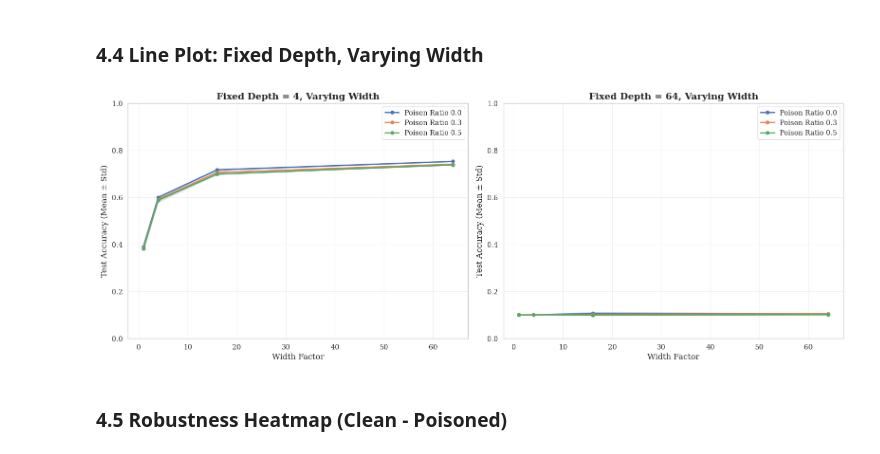
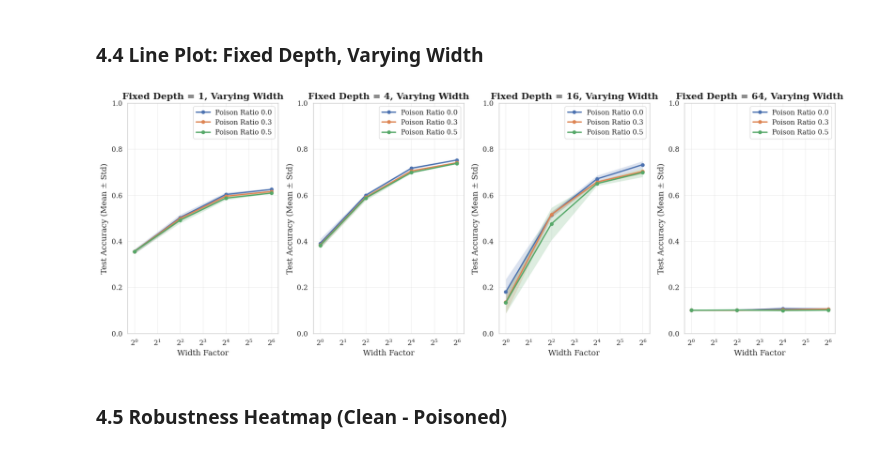
Before and after one commit to VitavatV/poisoning_attack_analysis, a Jupyter notebook: analysis_exp0_cifar10.ipynb, the cells around one changed output. Saved outputs shown, nothing was run; the diff lists cells and outputs as text; code cells hidden in the pictures.

```diff
--- a/analysis_exp0_cifar10.ipynb
+++ b/analysis_exp0_cifar10.ipynb
@@ -216,55 +197,36 @@ plt.show()
 ### 4.4 Line Plot: Fixed Depth, Varying Width
 # %%
 # Plot for different poison ratios
-fig, axes = plt.subplots(1, 2, figsize=(16, 6))
+fig, axes = plt.subplots(1, 4, figsize=(16, 6))
 
-# Fixed depth = 4
-depth_4_data = df[df['depth'] == 4]
-for pr in sorted(depth_4_data['poison_ratio'].unique()):
-    subset = depth_4_data[depth_4_data['poison_ratio'] == pr]
-    subset_sorted = subset.sort_values('width_factor')
-    axes[0].plot(subset_sorted['width_factor'], subset_sorted['mean_test_acc'],
-                 marker='o', label=f'Poison Ratio {pr}', linewidth=2)
-    axes[0].fill_between(
-        subset_sorted['width_factor'],
-        subset_sorted['mean_test_acc'] - subset_sorted['std_test_acc'],
-        subset_sorted['mean_test_acc'] + subset_sorted['std_test_acc'],
-        alpha=0.2
-    )
+for idx_axes, depth in enumerate([1, 4, 16, 64]):
+    depth_data = df[df['depth'] == depth]
+    for pr in sorted(depth_data['poison_ratio'].unique()):
+        subset = depth_data[depth_data['poison_ratio'] == pr]
+        subset_sorted = subset.sort_values('width_factor')
+        axes[idx_axes].plot(subset_sorted['width_factor'], subset_sorted['mean_test_acc'],
+                    marker='o', label=f'Poison Ratio {pr}', linewidth=2)
+        axes[idx_axes].fill_between(
+            subset_sorted['width_factor'],
+            subset_sorted['mean_test_acc'] - subset_sorted['std_test_acc'],
+            subset_sorted['mean_test_acc'] + subset_sorted['std_test_acc'],
+            alpha=0.2
+        )
 
-axes[0].set_xlabel('Width Factor', fontsize=12)
-axes[0].set_ylabel('Test Accuracy (Mean ± Std)', fontsize=12)
-axes[0].set_ylim(0, 1)
-axes[0].set_title('Fixed Depth = 4, Varying Width', fontsize=14, weight='bold')
-axes[0].legend()
-axes[0].grid(True, alpha=0.3)
-
-# Fixed depth = 64
-depth_64_data = df[df['depth'] == 64]
-for pr in sorted(depth_64_data['poison_ratio'].unique()):
-    subset = depth_64_data[depth_64_data['poison_ratio'] == pr]
-    subset_sorted = subset.sort_values('width_factor')
-    axes[1].plot(subset_sorted['width_factor'], subset_sorted['mean_test_acc'],
-                 marker='o', label=f'Poison Ratio {pr}', linewidth=2)
-    axes[1].fill_between(
-        subset_sorted['width_factor'],
-        subset_sorted['mean_test_acc'] - subset_sorted['std_test_acc'],
-        subset_sorted['mean_test_acc'] + subset_sorted['std_test_acc'],
-        alpha=0.2
-    )
-
-axes[1].set_xlabel('Width Factor', fontsize=12)
-axes[1].set_ylabel('Test Accuracy (Mean ± Std)', fontsize=12)
-axes[1].set_ylim(0, 1)
-axes[1].set_title('Fixed Depth = 64, Varying Width', fontsize=14, weight='bold')
-axes[1].legend()
-axes[1].grid(True, alpha=0.3)
+    axes[idx_axes].set_xlabel('Width Factor', fontsize=12)
+    # x axes log scale
+    axes[idx_axes].set_xscale('log', base=2)
+    axes[idx_axes].set_ylabel('Test Accuracy (Mean ± Std)', fontsize=12)
+    axes[idx_axes].set_ylim(0, 1)
+    axes[idx_axes].set_title(f'Fixed Depth = {depth}, Varying Width', fontsize=14, weight='bold')
+    axes[idx_axes].legend()
+    axes[idx_axes].grid(True, alpha=0.3)
 
 plt.tight_layout()
 plt.savefig(f"{OUTPUT_DIR}/line_fixed_depth_varying_width.png")
 plt.show()
 # %% [output]
-[figure, old version]
+[figure, new version]
 # %% [markdown]
 ### 4.5 Robustness Heatmap (Clean - Poisoned)
 # %%
```
Also changed, not shown: parts of 1 cell of this notebook, 25 other files.
